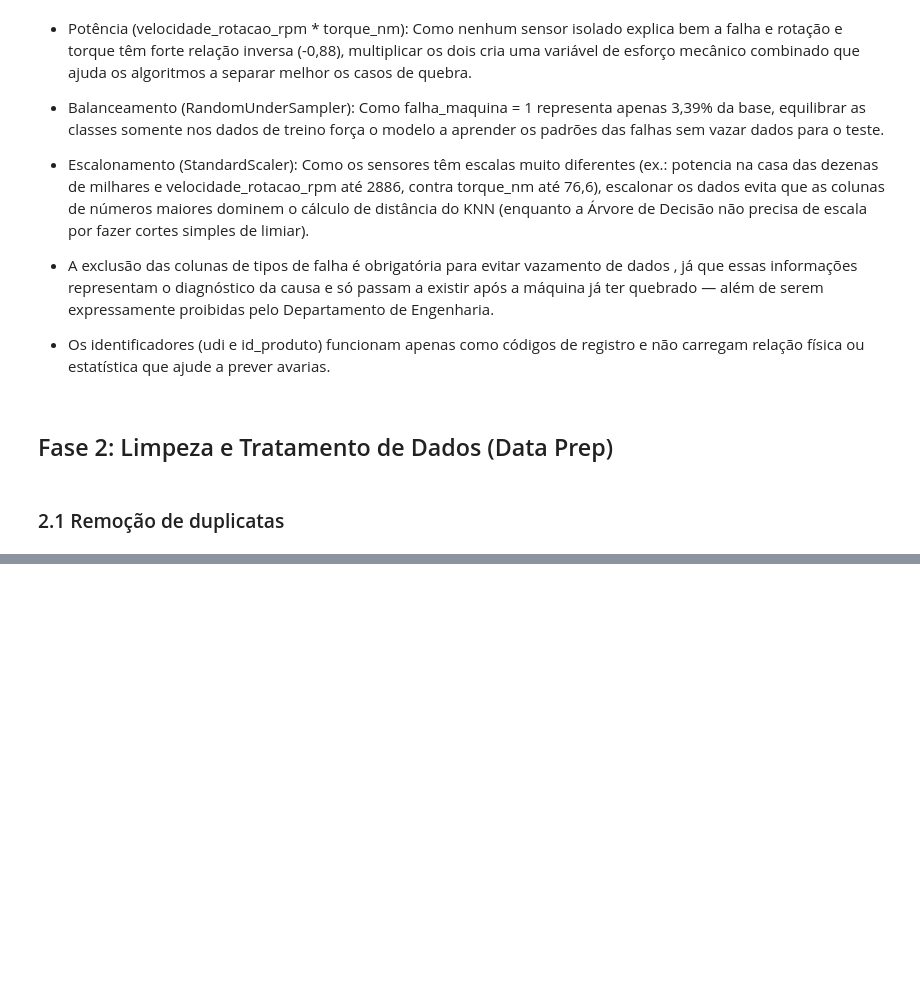
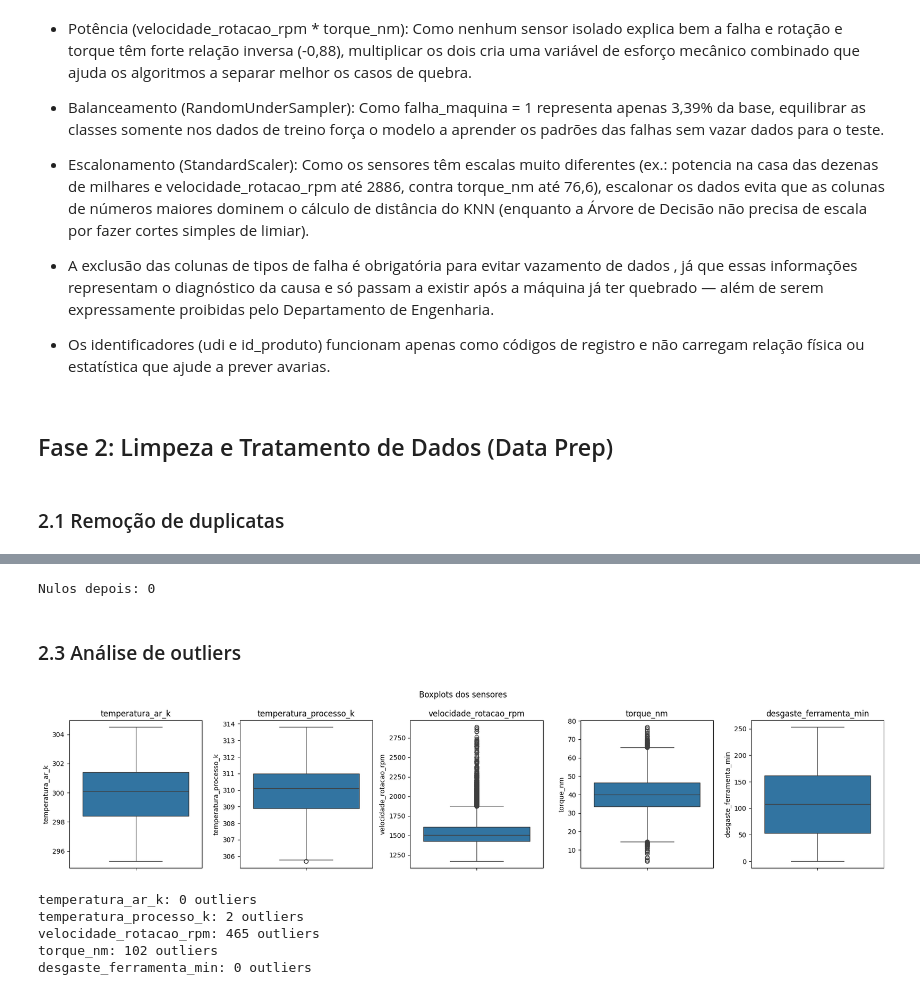
Before and after one commit to rafhaelcinelli/manutencao_preditiva, a Jupyter notebook: pipeline_preditivo.ipynb, the cells around one changed output, grey strips where cells are left out. Saved outputs shown, nothing was run; the diff lists cells and outputs as text; code cells hidden in the pictures; blank space fills up the shorter version.

Commit message:
adiciona boxplots e analise de outliers

```diff
--- a/pipeline_preditivo.ipynb
+++ b/pipeline_preditivo.ipynb
@@ -186,0 +190,5 @@ NameError: name 'df' is not defined
+# %%
+lista_sensores = ['temperatura_ar_k', 'temperatura_processo_k', 'velocidade_rotacao_rpm', 'torque_nm', 'desgaste_ferramenta_min']
+
+print(df.isnull().sum())
+df[lista_sensores].skew()
@@ -186,0 +225,32 @@ NameError: name 'df' is not defined
+# %%
+for col in ['temperatura_ar_k', 'temperatura_processo_k', 'velocidade_rotacao_rpm', 'torque_nm']:
+    df[col] = df[col].fillna(df[col].median())
+
+print("Nulos depois:", df.isnull().sum().sum())
+# %% [output]
+Nulos depois: 0
+# %% [markdown]
+### 2.3 Análise de outliers
+# %%
+fig, axes = plt.subplots(1, 5, figsize=(18, 4))
+for ax, col in zip(axes, lista_sensores):
+    sns.boxplot(y=df[col], ax=ax)
+    ax.set_title(col)
+plt.suptitle('Boxplots dos sensores')
+plt.tight_layout()
+plt.show()
+# %% [output]
+[figure, added]
+# %%
+for col in lista_sensores:
+    Q1 = df[col].quantile(0.25)
+    Q3 = df[col].quantile(0.75)
+    IQR = Q3 - Q1
+    outliers = ((df[col] < Q1 - 1.5 * IQR) | (df[col] > Q3 + 1.5 * IQR)).sum()
+    print(f"{col}: {outliers} outliers")
+# %% [output]
+temperatura_ar_k: 0 outliers
+temperatura_processo_k: 2 outliers
+velocidade_rotacao_rpm: 465 outliers
+torque_nm: 102 outliers
+desgaste_ferramenta_min: 0 outliers
```
Also changed, not shown: parts of 7 cells of this notebook.
